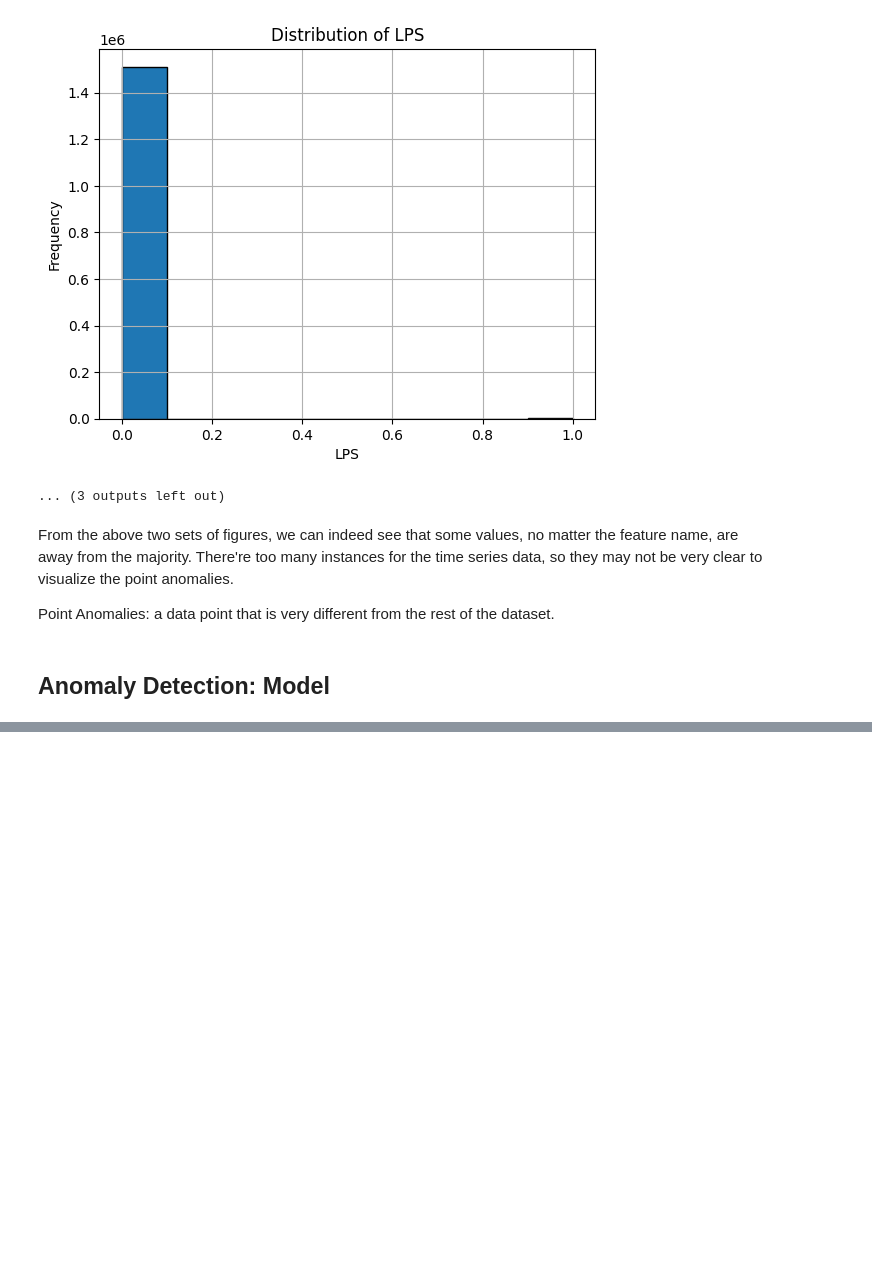
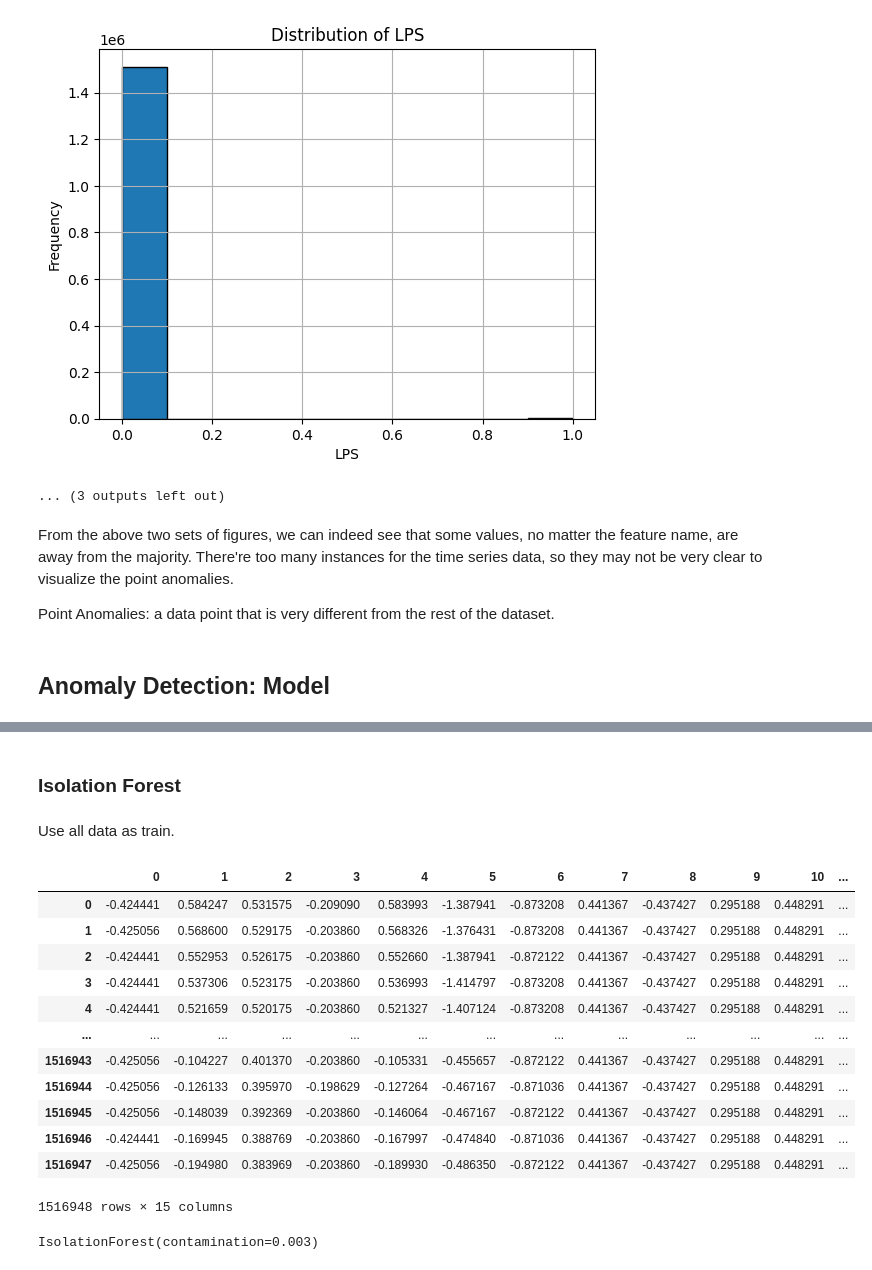
Before and after one commit to WilliamLu1999/Data-ML-Projects, a Jupyter notebook: Unsupervised_Anomaly_Detection_Time_Series_Metro_Predictive_Maintenance.ipynb, the cells around one changed output, grey strips where cells are left out. Drawn from its saved outputs; the diff is of its cells as text; code cells hidden in the pictures; blank space fills up the shorter version.

```diff
--- a/Unsupervised_Anomaly_Detection_Time_Series_Metro_Predictive_Maintenance.ipynb
+++ b/Unsupervised_Anomaly_Detection_Time_Series_Metro_Predictive_Maintenance.ipynb
@@ -200,0 +177,32 @@ Point Anomalies: a data point that is very different from the rest of the datase
+# %% [markdown]
+### Isolation Forest
+# %% [markdown]
+Use all data as train.
+# %%
+# standardize the data
+df_isofo = df[features]
+std_scaler = StandardScaler()
+df_isofo_scaled = std_scaler.fit_transform(df_isofo)
+df_isofo_scaled_df = pd.DataFrame(df_isofo_scaled)
+df_isofo_scaled_df
+# %% [output]
+|  | 0 | 1 | 2 | 3 | 4 | 5 | 6 | 7 | 8 | 9 | 10 | ... |
+| 0 | -0.424441 | 0.584247 | 0.531575 | -0.209090 | 0.583993 | -1.387941 | -0.873208 | 0.441367 | -0.437427 | 0.295188 | 0.448291 | ... |
+| 1 | -0.425056 | 0.568600 | 0.529175 | -0.203860 | 0.568326 | -1.376431 | -0.873208 | 0.441367 | -0.437427 | 0.295188 | 0.448291 | ... |
+| 2 | -0.424441 | 0.552953 | 0.526175 | -0.203860 | 0.552660 | -1.387941 | -0.872122 | 0.441367 | -0.437427 | 0.295188 | 0.448291 | ... |
+| 3 | -0.424441 | 0.537306 | 0.523175 | -0.203860 | 0.536993 | -1.414797 | -0.873208 | 0.441367 | -0.437427 | 0.295188 | 0.448291 | ... |
+| 4 | -0.424441 | 0.521659 | 0.520175 | -0.203860 | 0.521327 | -1.407124 | -0.873208 | 0.441367 | -0.437427 | 0.295188 | 0.448291 | ... |
+| ... | ... | ... | ... | ... | ... | ... | ... | ... | ... | ... | ... | ... |
+| 1516943 | -0.425056 | -0.104227 | 0.401370 | -0.203860 | -0.105331 | -0.455657 | -0.872122 | 0.441367 | -0.437427 | 0.295188 | 0.448291 | ... |
+| 1516944 | -0.425056 | -0.126133 | 0.395970 | -0.198629 | -0.127264 | -0.467167 | -0.871036 | 0.441367 | -0.437427 | 0.295188 | 0.448291 | ... |
+| 1516945 | -0.425056 | -0.148039 | 0.392369 | -0.203860 | -0.146064 | -0.467167 | -0.872122 | 0.441367 | -0.437427 | 0.295188 | 0.448291 | ... |
+| 1516946 | -0.424441 | -0.169945 | 0.388769 | -0.203860 | -0.167997 | -0.474840 | -0.871036 | 0.441367 | -0.437427 | 0.295188 | 0.448291 | ... |
+| 1516947 | -0.425056 | -0.194980 | 0.383969 | -0.203860 | -0.189930 | -0.486350 | -0.872122 | 0.441367 | -0.437427 | 0.295188 | 0.448291 | ... |
+1516948 rows × 15 columns
+# %%
+# train the isolation forest model
+outlier_fraction = 0.003 # fraction of being anomaly
+isofo = IsolationForest(contamination=outlier_fraction)
+isofo.fit(df_isofo_scaled_df)
+# %% [output]
+IsolationForest(contamination=0.003)
```
Also changed, not shown: parts of 23 cells of this notebook.
